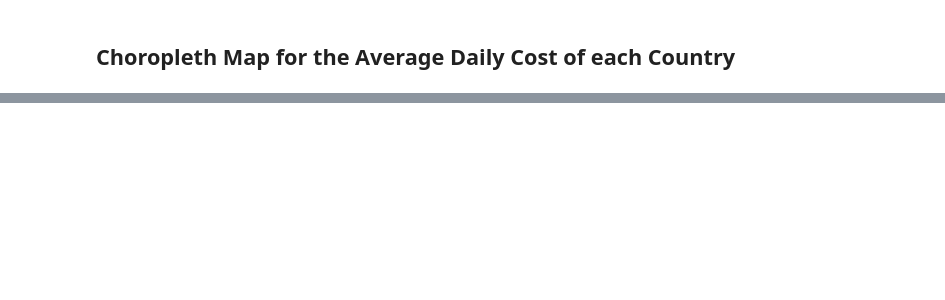
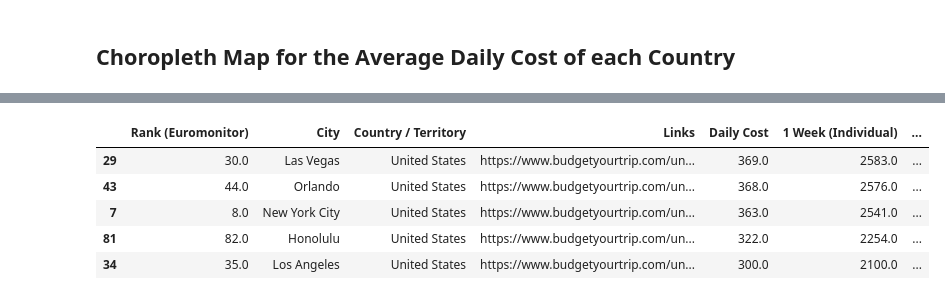
Before and after one commit to juneferre/travel_costs, a Jupyter notebook: analysis.ipynb, the cells around one changed output, grey strips where cells are left out. Cells and saved outputs as stored; diff of their text form; code cells hidden in the pictures; blank space fills up the shorter version.

```diff
--- a/analysis.ipynb
+++ b/analysis.ipynb
@@ -56,0 +67,10 @@ fig.write_html("choropleth_map.html")
+# %%
+# top 5 most expensive cities
+final_costs.sort_values("Daily Cost", ascending=False).head()
+# %% [output]
+|  | Rank (Euromonitor) | City | Country / Territory | Links | Daily Cost | 1 Week (Individual) | ... |
+| 29 | 30.0 | Las Vegas | United States | https://www.budgetyourtrip.com/un... | 369.0 | 2583.0 | ... |
+| 43 | 44.0 | Orlando | United States | https://www.budgetyourtrip.com/un... | 368.0 | 2576.0 | ... |
+| 7 | 8.0 | New York City | United States | https://www.budgetyourtrip.com/un... | 363.0 | 2541.0 | ... |
+| 81 | 82.0 | Honolulu | United States | https://www.budgetyourtrip.com/un... | 322.0 | 2254.0 | ... |
+| 34 | 35.0 | Los Angeles | United States | https://www.budgetyourtrip.com/un... | 300.0 | 2100.0 | ... |
```
Also changed, not shown: parts of 6 cells of this notebook, 2 other files.
